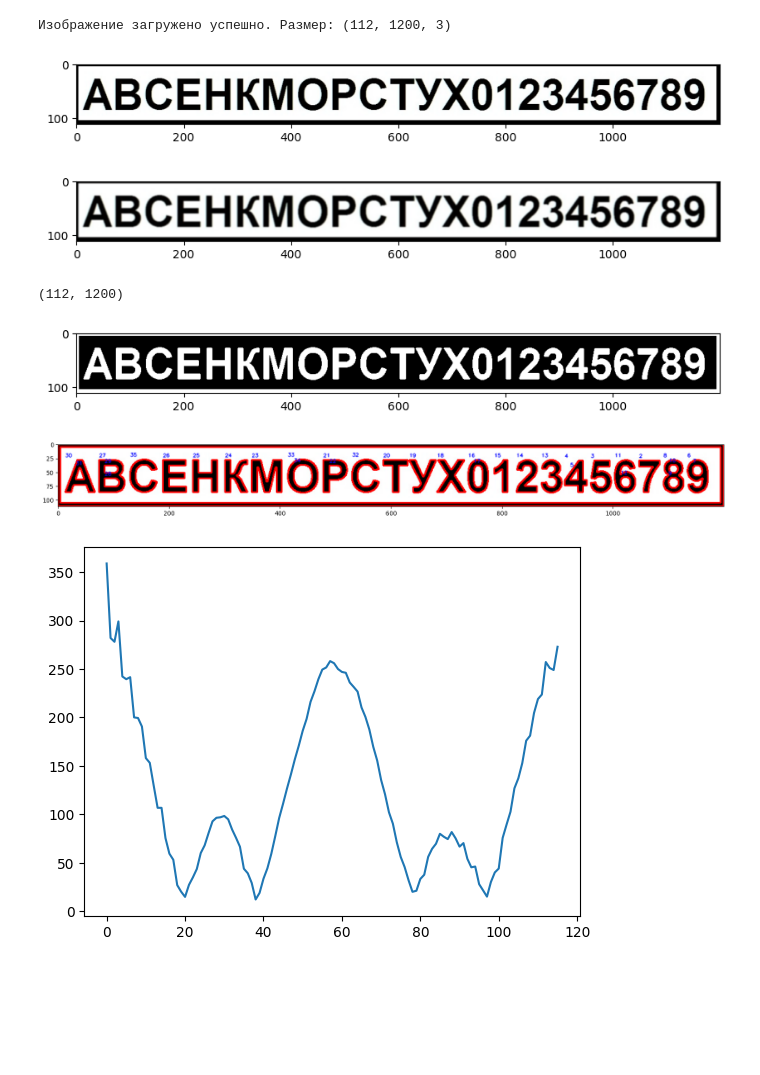
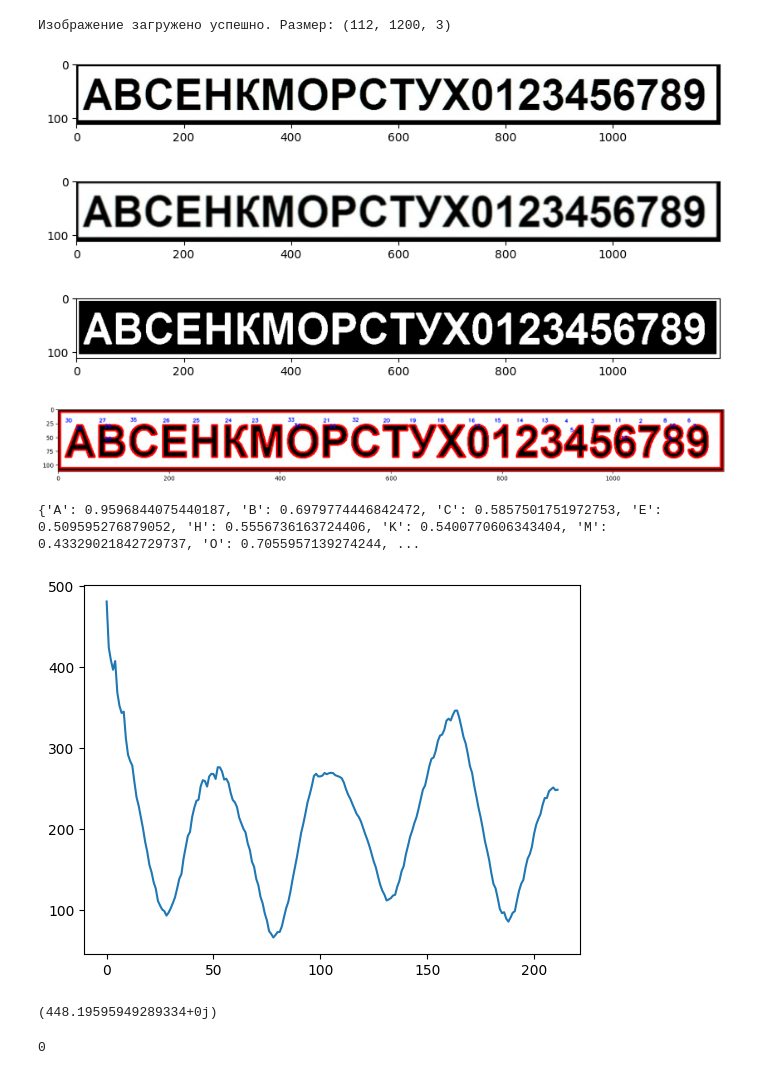
Before and after one commit to ZOaZOaZoa/MAODI, a Jupyter notebook: ЛР4/main.ipynb, the cells around one changed output. Drawn from its saved outputs; the diff is of its cells as text; code cells hidden in the pictures; blank space fills up the shorter version.

```diff
--- a/ЛР4/main.ipynb
+++ b/ЛР4/main.ipynb
@@ -1,6 +1,7 @@
 # %%
 import os
 import cv2 as cv
+import numpy as np
 import matplotlib.pyplot as plt
 def imshow_rgb(img, figsize = None):
     if figsize is None:
@@ -23,30 +24,34 @@ def imshow_grayscale(img):
 picture_files_path = './jpg/'
 file1 = picture_files_path + 'dict__.jpg'
 
+def read_binarize(file, show_additional_steps=True):
+    dict_img = cv.imread(file)
 
-dict_img = cv.imread(file1)
-
-if dict_img is None:
-    print("Ошибка загрузки изображения")
-else:
-    print(f"Изображение загружено успешно. Размер: {dict_img.shape}")
-    imshow_rgb(dict_img)
+    if dict_img is None:
+        print("Ошибка загрузки изображения")
+    else:
+        print(f"Изображение загружено успешно. Размер: {dict_img.shape}")
+        imshow_rgb(dict_img)
 
 
-blurred = cv.GaussianBlur(dict_img, (5, 5), 0)
-cv.GaussianBlur(dict_img, (5,5), 0)
-imshow_rgb(blurred)
+    if show_additional_steps:
+        blurred = cv.GaussianBlur(dict_img, (5, 5), 0)
+        cv.GaussianBlur(dict_img, (5,5), 0)
+        imshow_rgb(blurred)
 
-dict_hsv = cv.blur(dict_img, (2, 2))
-dict_hsv = cv.cvtColor(dict_hsv, cv.COLOR_BGR2HSV)
-dict_mask = cv.inRange(dict_hsv, (0, 0, 0), (255, 255, 141))
+    dict_hsv = cv.blur(dict_img, (2, 2))
+    dict_hsv = cv.cvtColor(dict_hsv, cv.COLOR_BGR2HSV)
+    dict_mask = cv.inRange(dict_hsv, (0, 0, 0), (255, 255, 141))
 
-print(dict_mask.shape)
-imshow_grayscale(dict_mask)
+    imshow_grayscale(dict_mask)
+
+    contours, hierarchy = cv.findContours(dict_mask, mode=cv.RETR_TREE, method=cv.CHAIN_APPROX_NONE)
+    return dict_img, dict_mask, contours, hierarchy
+
+dict_img, dict_mask, contours, hierarchy = read_binarize(file1)
 # %% [output]
 Изображение загружено успешно. Размер: (112, 1200, 3)
 [figure]
 [figure]
-(112, 1200)
 [figure]
 # %%
@@ -125,8 +240,41 @@ class Contour:
+# %%
+def calc_similaritites(contour: np.array, equalize_to: int=None):
+    cont = Contour(contour)
+
+    similarities = dict()
+    if equalize_to is None:
+        equalize_to = cont.contour.shape[0]
+    else:
+        cont = cont.equalize(equalize_to)
+
+    for character, sample_contour in sample_contours.items():
+        # if sample_contour.contour.shape[0] != equalize_to:
+        equalized_sample_contour = sample_contour.equalize(equalize_to)
+        # else:
+        #     equalized_sample_contour = sample_contour
+
+        similarity = Contour.contours_similarity(cont, equalized_sample_contour)
+        similarities[character] = similarity
+
+    return similarities
+
+print(calc_similaritites(contours[30]))
+# %% [output]
+{'A': 0.9596844075440187, 'B': 0.6979774446842472, 'C': 0.5857501751972753, 'E': 0.509595276879052, 'H': 0.5556736163724406, 'K': 0.5400770606343404, 'M': 0.43329021842729737, 'O': 0.7055957139274244, ...
 # %%
-test_countour = Contour(contours[18])
+
+
+test_countour = Contour(contours[23])
 vkf = Contour.VKF(test_countour, test_countour)
 m = vkf.shape[0]
 plt.plot(np.abs(vkf[:int(m/2)]))
 plt.show()
+
+print(test_countour.contour_length())
 # %% [output]
-[figure, old version]
+[figure, new version]
+(448.19595949289334+0j)
+# %%
+contours[0][0][0][0]
+# %% [output]
+0
```
Also changed, not shown: parts of 6 cells of this notebook, 3 other files.
